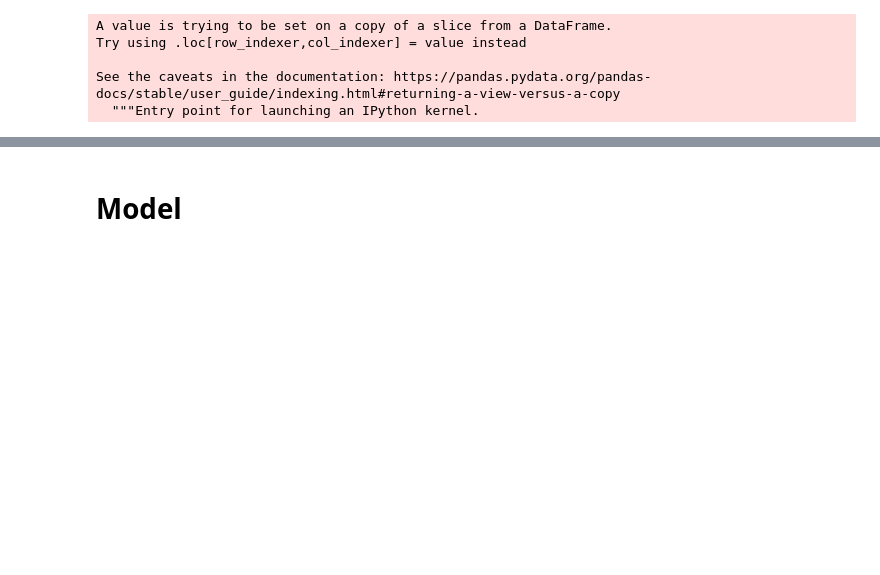
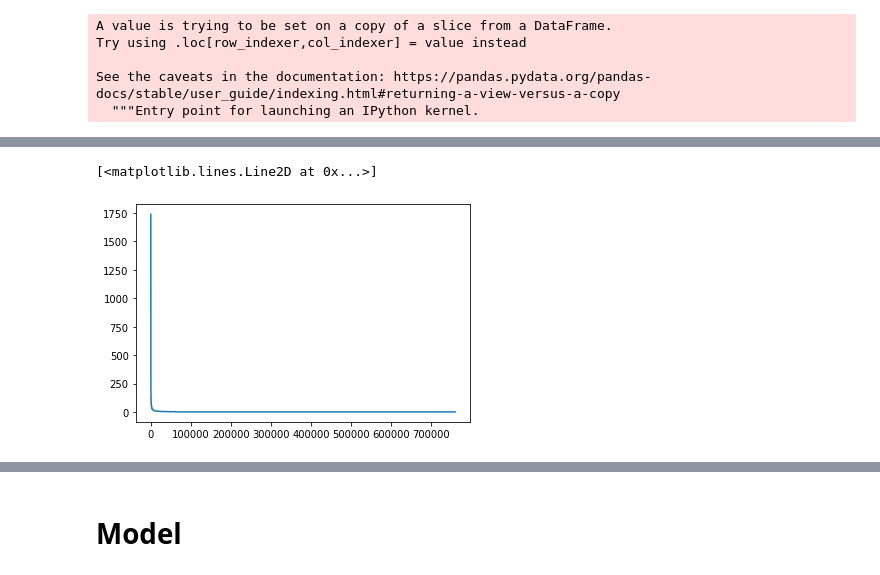
Before and after one commit to DipeshChothwe/PRODUCT-REVIEW-SUMMARIZATION, a Jupyter notebook: Summary_words_from_reviews.ipynb, the cells around one changed output, grey strips where cells are left out. Drawn from its saved outputs; the diff is of its cells as text; code cells hidden in the pictures; blank space fills up the shorter version.

```diff
--- a/Summary_words_from_reviews.ipynb
+++ b/Summary_words_from_reviews.ipynb
@@ -233,7 +236,7 @@ See the caveats in the documentation: https://pandas.pydata.org/pandas-docs/stab
   """Entry point for launching an IPython kernel.
 # %%
 reviews_data['Useful'] = reviews_data['Useful'].fillna(0)
-reviews_data = reviews_data['Useful'].astype(int)
+reviews_data['Useful'] = reviews_data['Useful'].astype(int) + 1
 # %% [output]
 A value is trying to be set on a copy of a slice from a DataFrame.
 Try using .loc[row_indexer,col_indexer] = value instead
@@ -248,2 +263,9 @@ KeyError: ignored
 # %%
 k = reviews_data['Useful']
+# %%
+sortedk = sorted(k,reverse = True)
+import matplotlib.pyplot as plt
+plt.plot(sortedk)
+# %% [output]
+[<matplotlib.lines.Line2D at 0x...>]
+[figure, added]
```
Also changed, not shown: parts of 39 cells of this notebook.
